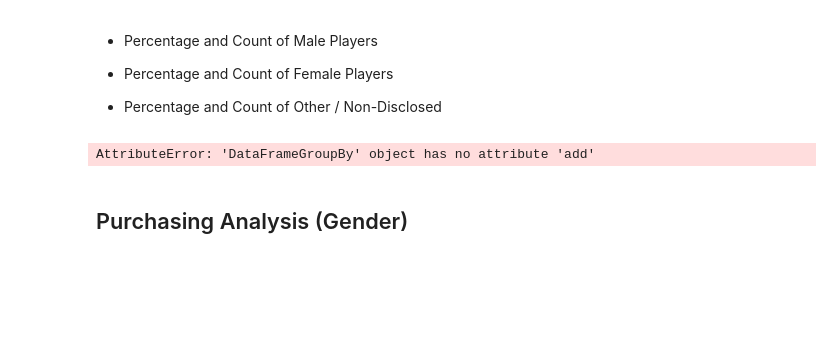
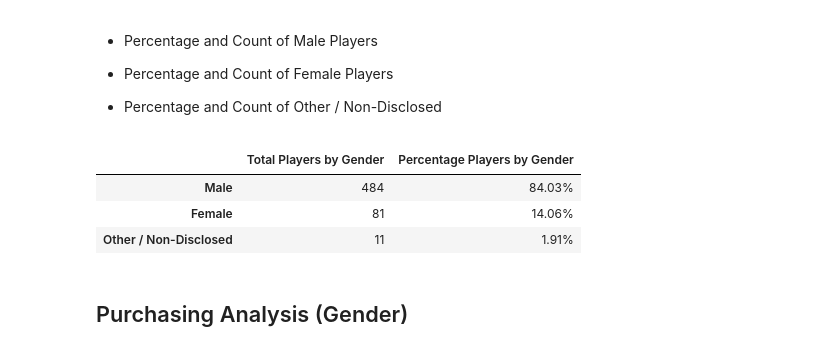
Before and after one commit to sustainedtang/pandas-challenge, a Jupyter notebook: HeroesOfPymoli/HeroesOfPymoli_starter.ipynb, the cells around one changed output. Cells and saved outputs as stored; diff of their text form; code cells hidden in the pictures; blank space fills up the shorter version.

```diff
--- a/HeroesOfPymoli/HeroesOfPymoli_starter.ipynb
+++ b/HeroesOfPymoli/HeroesOfPymoli_starter.ipynb
@@ -89,31 +98,39 @@ purchase_data.aggregate({
 
 * Percentage and Count of Other / Non-Disclosed
 # %%
-gender_up = unique_players.groupby('Gender')
+gender_up = unique_players['Gender'].value_counts()
 #gender_count = gender_up['Gender'].count()
+gender_percents = (gender_up / total_players).map("{:.2%}".format)
 
-
-#female_count = gender_count[0]
-#male_count = gender_count[1]
-#other_count = gender_count[2]
+male_count = gender_up[0]
+female_count = gender_up[1]
+other_count = gender_up[2]
 
 
 #male = unique_players.loc[unique_players["Gender"] == "Male"]
 #male_count = len(male)
-male_percent = male_count / total_players * 100
+male_percent = (male_count / total_players)
 
 #female = unique_players.loc[unique_players["Gender"] == "Female"]
-female_percent = female_count / total_players * 100
 
-#other = unique_players.loc[unique_players["Gender"] == "Other / Non-Disclosed"]
-other_percent = other_count / total_players * 100
-df2 = pd.DataFrame([male_percent, female_percent, other_percent])
 
-gender_up.aggregate({
-    "Gender":['count']
+#other = unique_players.loc[unique_players["Gender"] == "Other / Non-Disclosed", :]
+
+other_percent =  (other_count / total_players)
+female_percent = (female_count / total_players)
+
+
+#gender_percents = pd.DataFrame([other_percent, female_percent, male_percent])
+gender_count_summary = pd.DataFrame({
+    "Total Players by Gender": gender_up,
+    "Percentage Players by Gender": gender_percents
     })
+gender_count_summary
 # %% [output]
-AttributeError: 'DataFrameGroupBy' object has no attribute 'add'
+|  | Total Players by Gender | Percentage Players by Gender |
+| Male | 484 | 84.03% |
+| Female | 81 | 14.06% |
+| Other / Non-Disclosed | 11 | 1.91% |
 # %% [markdown]
 
 ## Purchasing Analysis (Gender)
```
Also changed, not shown: parts of 2 cells of this notebook.
